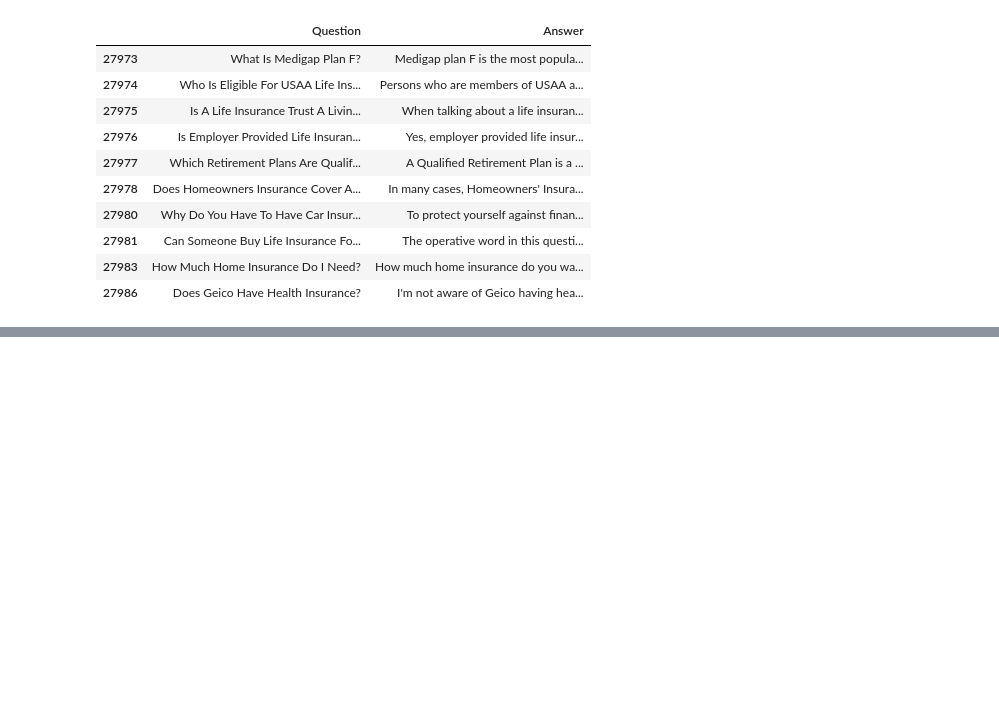
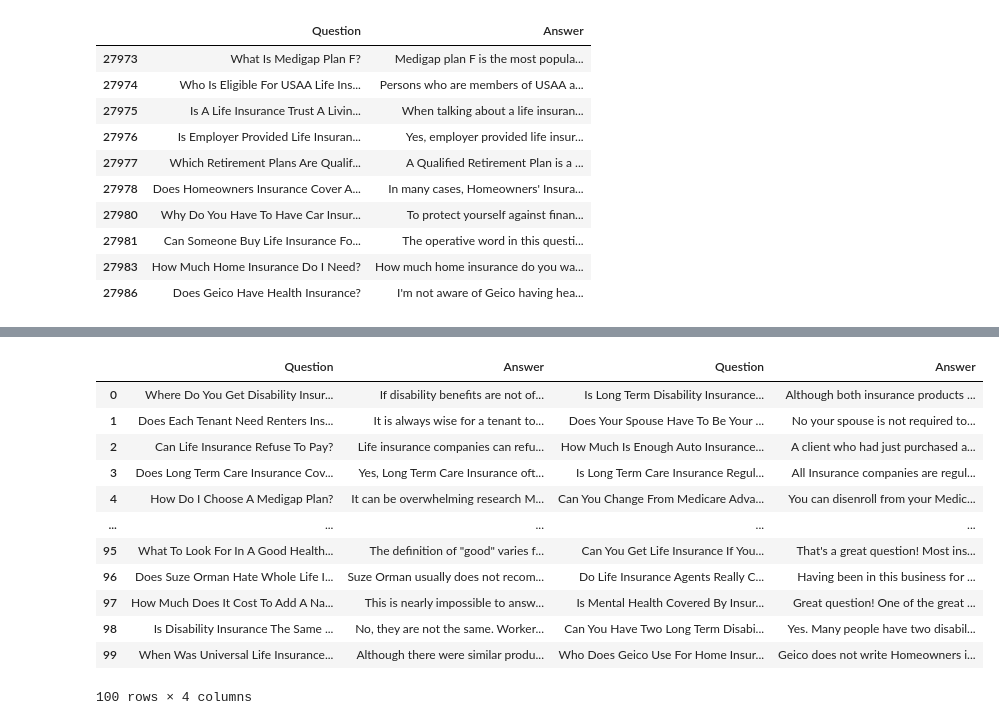
Before and after one commit to mihailosu/pmf-ir-qa-system, a Jupyter notebook: nlp_service/questions_training_set.ipynb, the cells around one changed output, grey strips where cells are left out. Cells and saved outputs as stored; diff of their text form; code cells hidden in the pictures; blank space fills up the shorter version.

Commit message:
create dataset with disimilar questions (Output=0)

```diff
--- a/nlp_service/questions_training_set.ipynb
+++ b/nlp_service/questions_training_set.ipynb
@@ -117,0 +160,2 @@ all_questions_unique.tail(10)
+# %%
+sample_100_questions_indices = sample_100_questions.index
@@ -117,0 +178,2 @@ all_questions_unique.tail(10)
+# %%
+all_questions_unique_remaining = all_questions_unique.drop(sample_100_questions_indices)
@@ -117,0 +198,2 @@ all_questions_unique.tail(10)
+# %%
+distinct_sample = all_questions_unique_remaining.sample(n=100, random_state=66).reset_index(drop=True)
@@ -117,0 +216,18 @@ all_questions_unique.tail(10)
+# %%
+combined_sample = pd.concat([sample_100_questions.reset_index(drop=True), distinct_sample], axis=1)
+# %%
+combined_sample
+# %% [output]
+|  | Question | Answer | Question | Answer |
+| 0 | Where Do You Get Disability Insur... | If disability benefits are not of... | Is Long Term Disability Insurance... | Although both insurance products ... |
+| 1 | Does Each Tenant Need Renters Ins... | It is always wise for a tenant to... | Does Your Spouse Have To Be Your ... | No your spouse is not required to... |
+| 2 | Can Life Insurance Refuse To Pay? | Life insurance companies can refu... | How Much Is Enough Auto Insurance... | A client who had just purchased a... |
+| 3 | Does Long Term Care Insurance Cov... | Yes, Long Term Care Insurance oft... | Is Long Term Care Insurance Regul... | All Insurance companies are regul... |
+| 4 | How Do I Choose A Medigap Plan? | It can be overwhelming research M... | Can You Change From Medicare Adva... | You can disenroll from your Medic... |
+| ... | ... | ... | ... | ... |
+| 95 | What To Look For In A Good Health... | The definition of "good" varies f... | Can You Get Life Insurance If You... | That's a great question! Most ins... |
+| 96 | Does Suze Orman Hate Whole Life I... | Suze Orman usually does not recom... | Do Life Insurance Agents Really C... | Having been in this business for ... |
+| 97 | How Much Does It Cost To Add A Na... | This is nearly impossible to answ... | Is Mental Health Covered By Insur... | Great question! One of the great ... |
+| 98 | Is Disability Insurance The Same ... | No, they are not the same. Worker... | Can You Have Two Long Term Disabi... | Yes. Many people have two disabil... |
+| 99 | When Was Universal Life Insurance... | Although there were similar produ... | Who Does Geico Use For Home Insur... | Geico does not write Homeowners i... |
+100 rows × 4 columns
```
Also changed, not shown: parts of 20 cells of this notebook, 3 other files.
